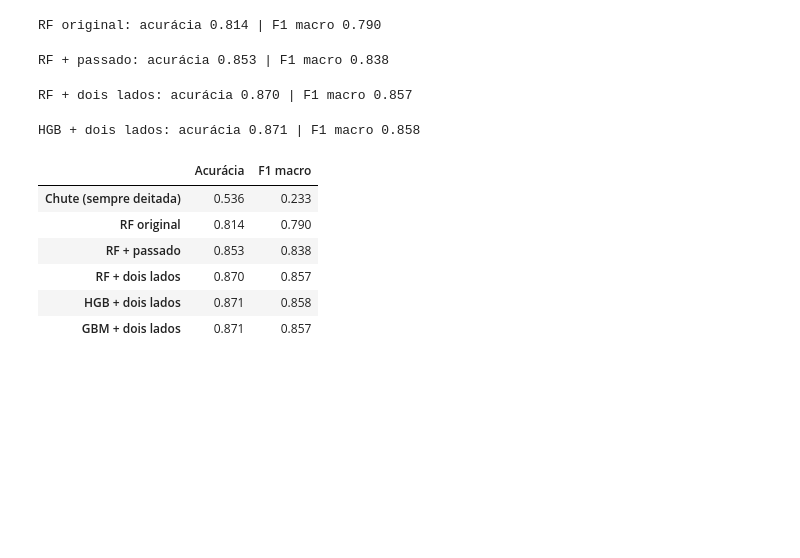
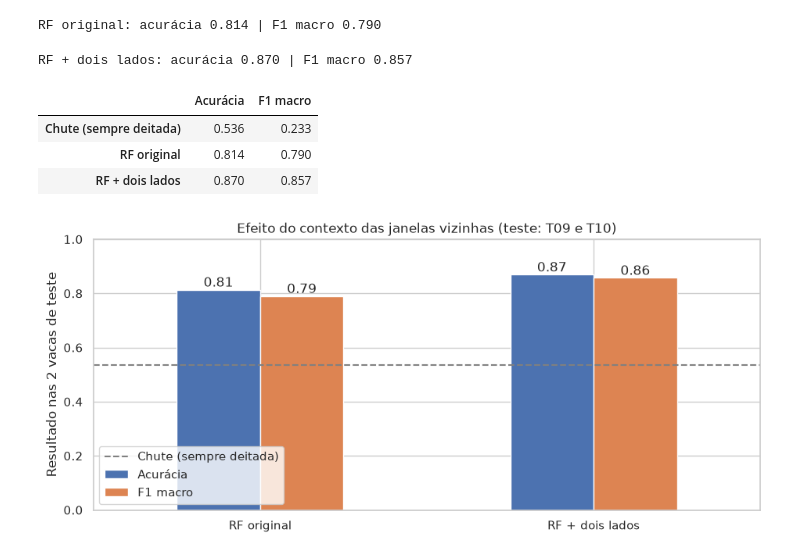
Before and after one commit to maicongiehl/unijui-pcd-cow-behavior-classification, a Jupyter notebook: model.ipynb, the cells around one changed output. Drawn from its saved outputs; the diff is of its cells as text; code cells hidden in the pictures; blank space fills up the shorter version.

Commit message:
refactor: remove unneeded model experiments and keep only Random Forest comparison
Co-Authored-By: Claude Sonnet 5.5 <noreply@anthropic.com>

```diff
--- a/model.ipynb
+++ b/model.ipynb
@@ -66,13 +12,0 @@ Modelo treinado com sucesso!
-# %%
-from sklearn.metrics import accuracy_score, classification_report
-
-# 1. Prever os comportamentos do conjunto de teste
-y_pred = rf_model.predict(X_test)
-
-# 2. Calcular a acurácia geral
-acuracia = accuracy_score(y_test, y_pred)
-print(f"Acurácia Geral do Modelo: {acuracia * 100:.2f}%\n")
-
-# 3. Exibir precisão, recall e F1 por comportamento
-print("Relatório de Classificação por Comportamento:")
-print(classification_report(y_test, y_pred, zero_division=0))
@@ -229,21 +108,9 @@ acc_original, f1_original, prev_original = avaliar(random_forest, X_base)
 print(f"RF original: acurácia {acc_original:.3f} | F1 macro {f1_original:.3f}")
 # %% [output]
 RF original: acurácia 0.814 | F1 macro 0.790
-# %%
-# Experimento 3: Random Forest com o passado (janelas t-1 e t-2)
-acc_passado, f1_passado, prev_passado = avaliar(random_forest, X_passado)
-print(f"RF + passado: acurácia {acc_passado:.3f} | F1 macro {f1_passado:.3f}")
-# %% [output]
-RF + passado: acurácia 0.853 | F1 macro 0.838
 # %%
 # Experimento 4: Random Forest com os dois lados (janelas t-2, t-1, t+1 e t+2)
 acc_dois_lados, f1_dois_lados, prev_dois_lados = avaliar(random_forest, X_dois_lados)
 print(f"RF + dois lados: acurácia {acc_dois_lados:.3f} | F1 macro {f1_dois_lados:.3f}")
 # %% [output]
 RF + dois lados: acurácia 0.870 | F1 macro 0.857
-# %%
-# Experimento 5: HistGradientBoosting com os dois lados
-acc_hgb, f1_hgb, prev_hgb = avaliar(hist_gb, X_dois_lados)
-print(f"HGB + dois lados: acurácia {acc_hgb:.3f} | F1 macro {f1_hgb:.3f}")
-# %% [output]
-HGB + dois lados: acurácia 0.871 | F1 macro 0.858
@@ -269,26 +117,22 @@ print(f"GBM + dois lados: acurácia {acc_gbm:.3f} | F1 macro {f1_gbm:.3f}")
 # %%
-# Comparação: o contexto das janelas vizinhas é o que mais melhora o modelo, e os três algoritmos empatam (87%), então ficamos com o Random Forest por ser mais simples e rápido; o "dois lados" usa janelas futuras e só serve para dados já gravados
+# Comparação: o contexto das janelas vizinhas é o que mais melhora o modelo; o "dois lados" usa janelas futuras e só serve para dados já gravados
 # 1. Juntar os resultados numa tabela
 tabela = pd.DataFrame(
     {
-        "Acurácia": [acuracia_chute, acc_original, acc_passado, acc_dois_lados, acc_hgb, acc_gbm],
-        "F1 macro": [f1_chute, f1_original, f1_passado, f1_dois_lados, f1_hgb, f1_gbm],
+        "Acurácia": [acuracia_chute, acc_original, acc_dois_lados],
+        "F1 macro": [f1_chute, f1_original, f1_dois_lados],
     },
-    index=["Chute (sempre deitada)", "RF original", "RF + passado",
-           "RF + dois lados", "HGB + dois lados", "GBM + dois lados"],
+    index=["Chute (sempre deitada)", "RF original", "RF + dois lados"],
 )
 
 # 2. Salvar a tabela e exibir
 tabela.round(3).to_csv("figuras/tabela_comparacao_modelos.csv")
 tabela.round(3)
 # %% [output]
 |  | Acurácia | F1 macro |
 | Chute (sempre deitada) | 0.536 | 0.233 |
 | RF original | 0.814 | 0.790 |
-| RF + passado | 0.853 | 0.838 |
 | RF + dois lados | 0.870 | 0.857 |
-| HGB + dois lados | 0.871 | 0.858 |
-| GBM + dois lados | 0.871 | 0.857 |
 # %%
 # 1. Separar o chute dos modelos (o chute vira uma linha tracejada)
 modelos = tabela.drop(index="Chute (sempre deitada)")
@@ -303,11 +147,13 @@ for barras in ax.containers:
 
 plt.ylim(0, 1)
 plt.xticks(rotation=0)
-plt.title("Efeito do contexto das janelas vizinhas e do algoritmo (teste: T09 e T10)")
+plt.title("Efeito do contexto das janelas vizinhas (teste: T09 e T10)")
 plt.ylabel("Resultado nas 2 vacas de teste")
 plt.legend()
 plt.savefig("figuras/05_comparacao_experimentos.png", bbox_inches="tight")
 plt.show()
+# %% [output]
+[figure, added]
 # %%
 # Acurácia em cada vaca de teste
 # 1. Calcular a acurácia de cada vaca de teste, com os atributos originais e com o contexto
```
Also changed, not shown: parts of 12 cells of this notebook, 4 other files.
